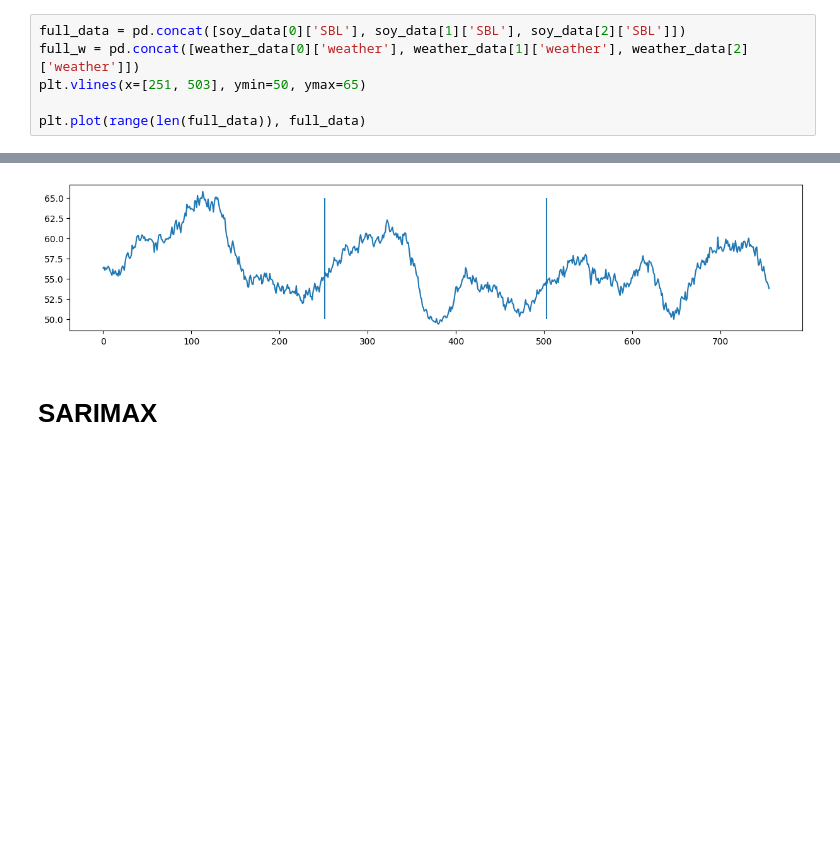
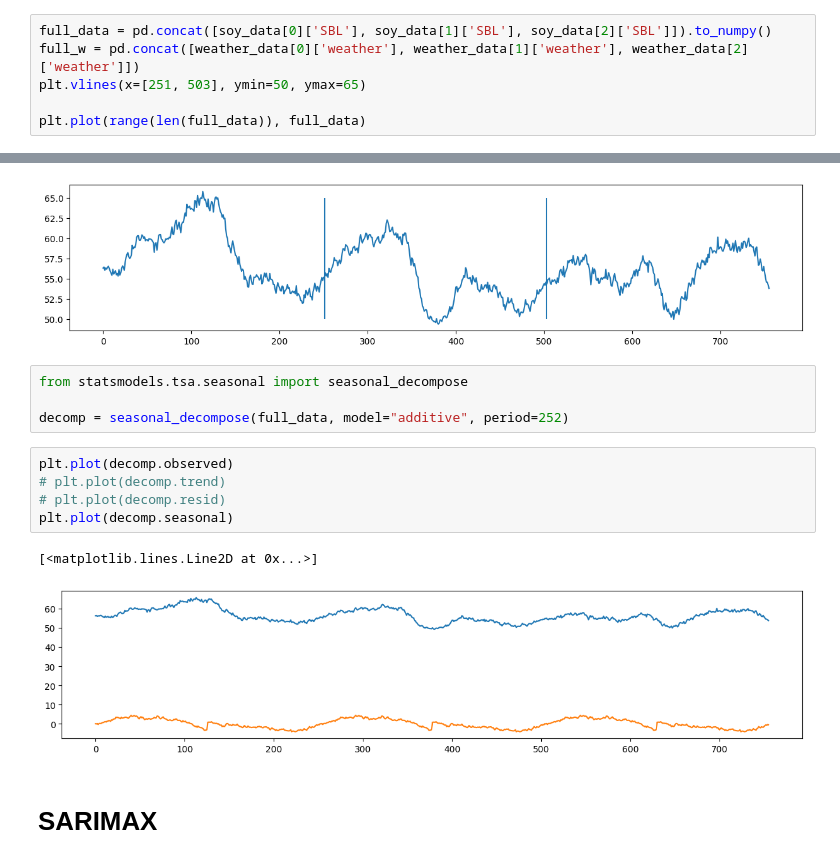
Before and after one commit to Ae-bii/uchicago-trading-2023, a Jupyter notebook: case1/analysis/case1.ipynb, the cells around one changed output, grey strips where cells are left out. Drawn from its saved outputs; the diff is of its cells as text; blank space fills up the shorter version.

```diff
--- a/case1/analysis/case1.ipynb
+++ b/case1/analysis/case1.ipynb
@@ -107,7 +107,7 @@ for d in d2:
 [figure]
 [figure]
 # %%
-full_data = pd.concat([soy_data[0]['SBL'], soy_data[1]['SBL'], soy_data[2]['SBL']])
+full_data = pd.concat([soy_data[0]['SBL'], soy_data[1]['SBL'], soy_data[2]['SBL']]).to_numpy()
 full_w = pd.concat([weather_data[0]['weather'], weather_data[1]['weather'], weather_data[2]['weather']])
 plt.vlines(x=[251, 503], ymin=50, ymax=65)
 
@@ -115,6 +115,18 @@ plt.plot(range(len(full_data)), full_data)
 # %% [output]
 [<matplotlib.lines.Line2D at 0x...>]
 [figure]
+# %%
+from statsmodels.tsa.seasonal import seasonal_decompose
+
+decomp = seasonal_decompose(full_data, model="additive", period=252)
+# %%
+plt.plot(decomp.observed)
+# plt.plot(decomp.trend)
+# plt.plot(decomp.resid)
+plt.plot(decomp.seasonal)
+# %% [output]
+[<matplotlib.lines.Line2D at 0x...>]
+[figure, added]
 # %% [markdown]
 # SARIMAX
 # %%
```
Also changed, not shown: parts of 1 cell of this notebook, 2 other files.
